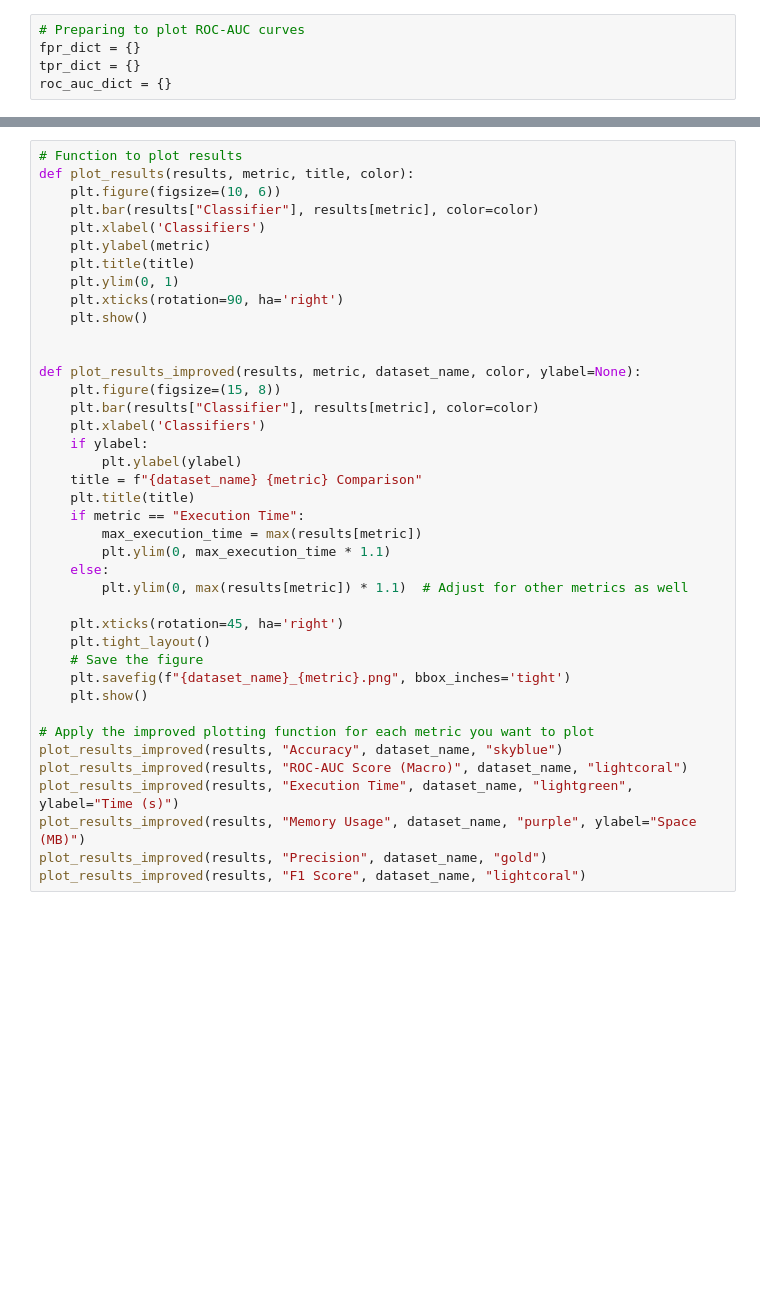
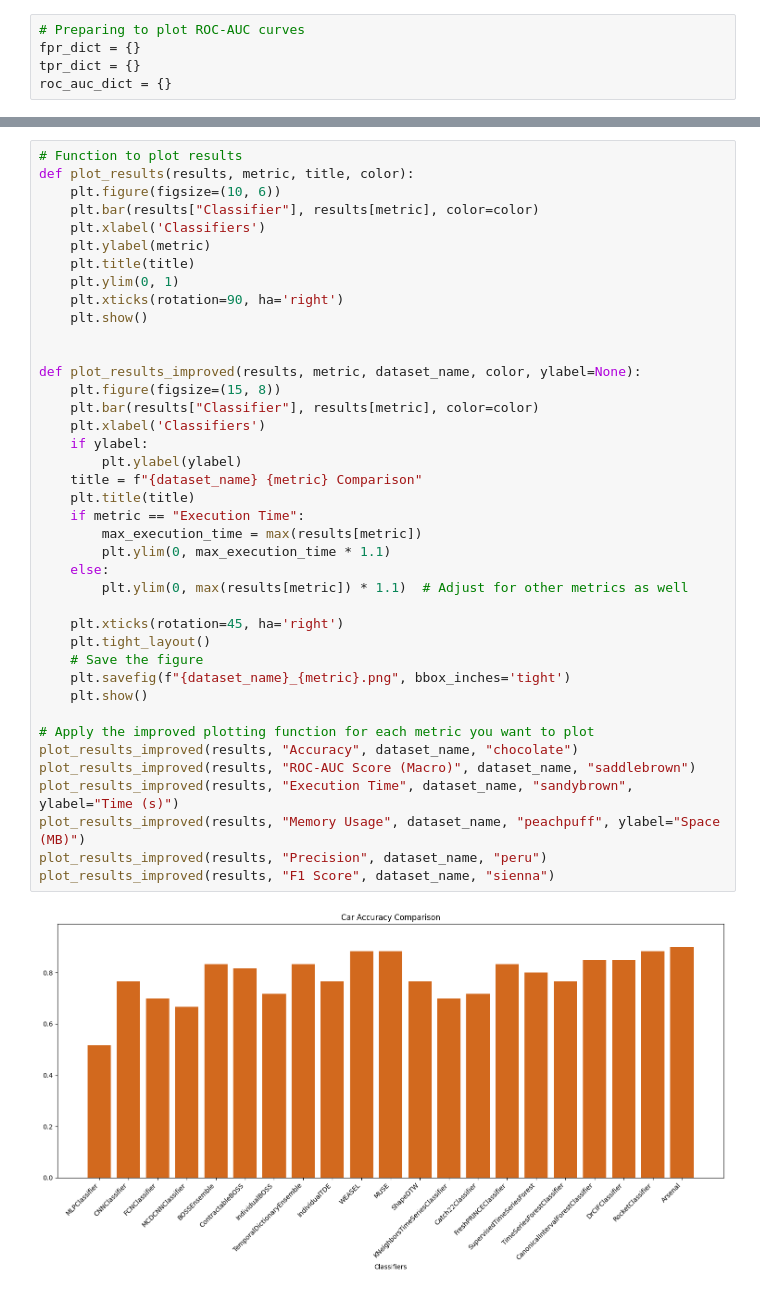
Before and after one commit to divnjl2/Time-Series-Classification, a Jupyter notebook: Univariate/Length Up to 700/Car.ipynb, the cells around one changed output, grey strips where cells are left out. Drawn from its saved outputs; the diff is of its cells as text; blank space fills up the shorter version.

```diff
--- a/Univariate/Length Up to 700/Car.ipynb
+++ b/Univariate/Length Up to 700/Car.ipynb
@@ -303,36 +334,38 @@ def plot_results(results, metric, title, color):
     plt.bar(results["Classifier"], results[metric], color=color)
     plt.xlabel('Classifiers')
     plt.ylabel(metric)
     plt.title(title)
     plt.ylim(0, 1)
     plt.xticks(rotation=90, ha='right')
     plt.show()
 
 
 def plot_results_improved(results, metric, dataset_name, color, ylabel=None):
     plt.figure(figsize=(15, 8))
     plt.bar(results["Classifier"], results[metric], color=color)
     plt.xlabel('Classifiers')
     if ylabel:
         plt.ylabel(ylabel)
     title = f"{dataset_name} {metric} Comparison"
     plt.title(title)
     if metric == "Execution Time":
         max_execution_time = max(results[metric])
         plt.ylim(0, max_execution_time * 1.1)
     else:
         plt.ylim(0, max(results[metric]) * 1.1)  # Adjust for other metrics as well
 
     plt.xticks(rotation=45, ha='right')
     plt.tight_layout()
     # Save the figure
     plt.savefig(f"{dataset_name}_{metric}.png", bbox_inches='tight')
     plt.show()
 
 # Apply the improved plotting function for each metric you want to plot
-plot_results_improved(results, "Accuracy", dataset_name, "skyblue")
-plot_results_improved(results, "ROC-AUC Score (Macro)", dataset_name, "lightcoral")
-plot_results_improved(results, "Execution Time", dataset_name, "lightgreen", ylabel="Time (s)")
-plot_results_improved(results, "Memory Usage", dataset_name, "purple", ylabel="Space (MB)")
-plot_results_improved(results, "Precision", dataset_name, "gold")
-plot_results_improved(results, "F1 Score", dataset_name, "lightcoral")
+plot_results_improved(results, "Accuracy", dataset_name, "chocolate")
+plot_results_improved(results, "ROC-AUC Score (Macro)", dataset_name, "saddlebrown")
+plot_results_improved(results, "Execution Time", dataset_name, "sandybrown", ylabel="Time (s)")
+plot_results_improved(results, "Memory Usage", dataset_name, "peachpuff", ylabel="Space (MB)")
+plot_results_improved(results, "Precision", dataset_name, "peru")
+plot_results_improved(results, "F1 Score", dataset_name, "sienna")
+# %% [output]
+[figure, added]
```
Also changed, not shown: parts of 5 cells of this notebook, 10 other files.
